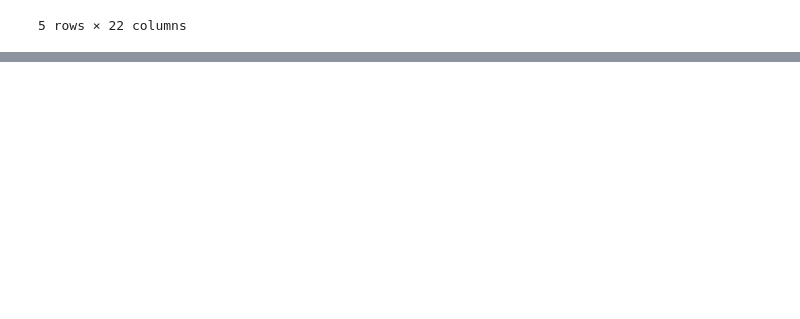
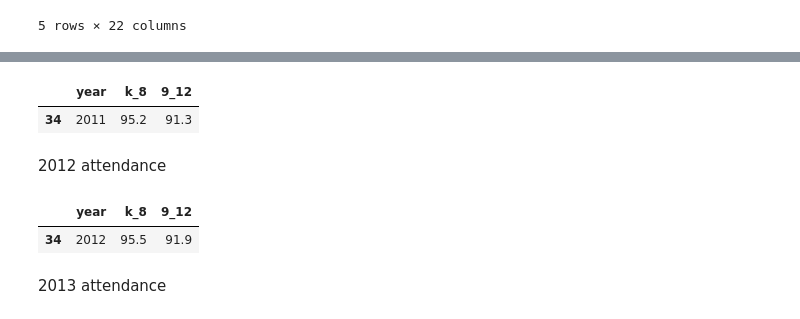
Before and after one commit to jwhankins177/capstone-budget-impact-jupyternb-python, a Jupyter notebook: notebooks/attendance.ipynb, the cells around one changed output, grey strips where cells are left out. Drawn from its saved outputs; the diff is of its cells as text; code cells hidden in the pictures; blank space fills up the shorter version.

```diff
--- a/notebooks/attendance.ipynb
+++ b/notebooks/attendance.ipynb
@@ -18,0 +41,2 @@ df.head()
+# %%
+df2011 = df[(df['district_name'] == 'Davidson County')]
@@ -18,0 +63,11 @@ df.head()
+# %%
+df2011 = df2011[['year', 'K-8 Attendance Rate(%)', 'Attendance Rate(%) ']]
+# %%
+df2011.rename(columns={'K-8 Attendance Rate(%)' : 'k_8', 'Attendance Rate(%) ' : '9_12'},inplace=True)
+# %%
+df2011
+# %% [output]
+|  | year | k_8 | 9_12 |
+| 34 | 2011 | 95.2 | 91.3 |
+# %% [markdown]
+2012 attendance
@@ -18,0 +81,7 @@ df.head()
+# %%
+df2012
+# %% [output]
+|  | year | k_8 | 9_12 |
+| 34 | 2012 | 95.5 | 91.9 |
+# %% [markdown]
+2013 attendance
```
Also changed, not shown: parts of 32 cells of this notebook.
